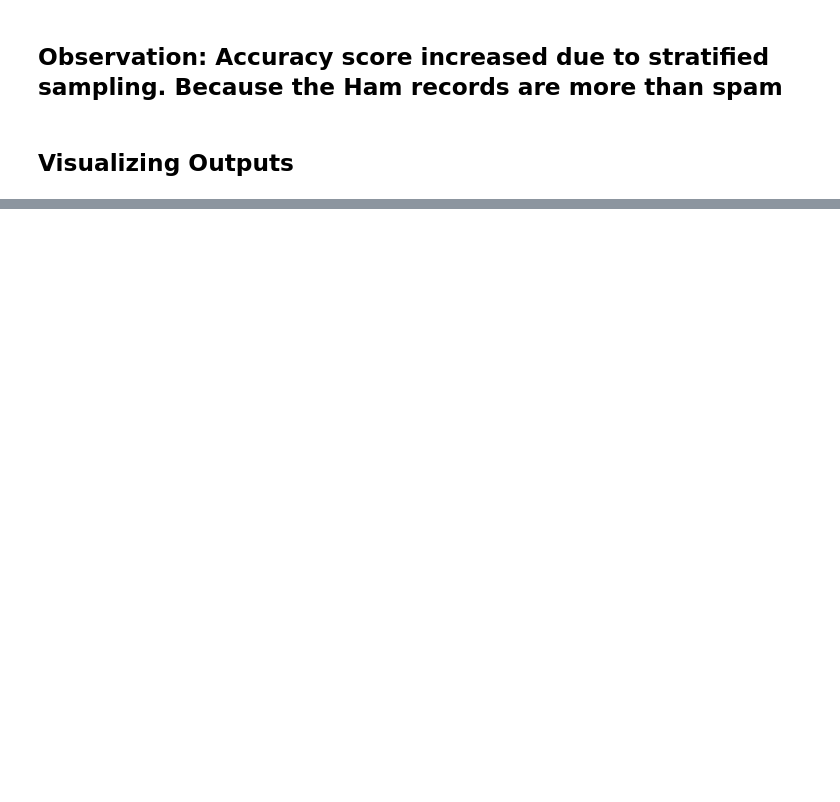
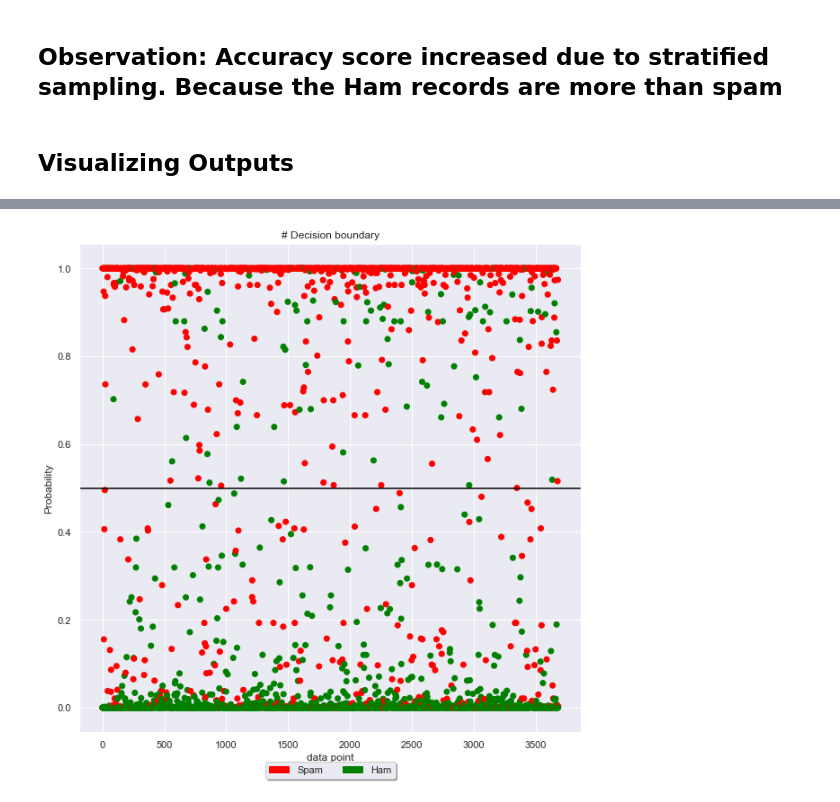
Before and after one commit to Sivaraja-Rajaboina/sapambase, a Jupyter notebook: spambase.ipynb, the cells around one changed output, grey strips where cells are left out. Saved outputs shown, nothing was run; the diff lists cells and outputs as text; code cells hidden in the pictures; blank space fills up the shorter version.

```diff
--- a/spambase.ipynb
+++ b/spambase.ipynb
@@ -406,12 +403,0 @@ NameError: name 'probs' is not defined
-# %%
-colors = list()
-
-for i in range(0,probs.shape[0]):
-    if(y_train[i] == 1):
-        colors.append( 'red')
-    else:
-        colors.append('green')
-# %%
-plt.rcParams["figure.figsize"] = (40,10)
-plt.scatter(x= range(0,probs.shape[0]),y = probs[:,0] ,color = colors)
-#plt.scatter(x= probs[:,1],y = probs[:,0])
@@ -420,10 +404,15 @@ reg = LogisticRegression()
-# %%
-reg.fit(x_train,y_train)
-# %%
-plt.rcParams["figure.figsize"] = (20,10)
-plt.scatter(x=range(0,x_train.shape[0]),y = probs[:,1],color = colors,s = 10)
-# coeff = reg.coef_.T
-# m = reg.coef_.T.mean()
-# ry = [coeff[0]* x for i,x in range(0,x_train.iloc[0])+for i,[reg.intercept x in range(0,x_train.iloc[0]))
-# plt.plot(ry)
-#print(reg.predict(probs))
+# %%
+import matplotlib.patches as mpatches
+probs = bernoulli_nb.predict_proba(x_train)
+plt.rcParams["figure.figsize"] = (10,10)
+plt.scatter(x= range(0,probs.shape[0]),y = probs[:,1] ,color = colors)
+plt.axhline(.5, color='black')
+plt.xlabel('data point')
+plt.ylabel('Probability')
+plt.title('# Decision boundary')
+red_patch = mpatches.Patch(color='red', label='Spam')
+g_patch = mpatches.Patch(color='green', label='Ham')
+plt.legend(handles=[red_patch,g_patch],loc='upper center', bbox_to_anchor=(0.5, -0.05), shadow=True, ncol=2)
+plt.show()
+# %% [output]
+[figure, added]
```
Also changed, not shown: parts of 22 cells of this notebook.
